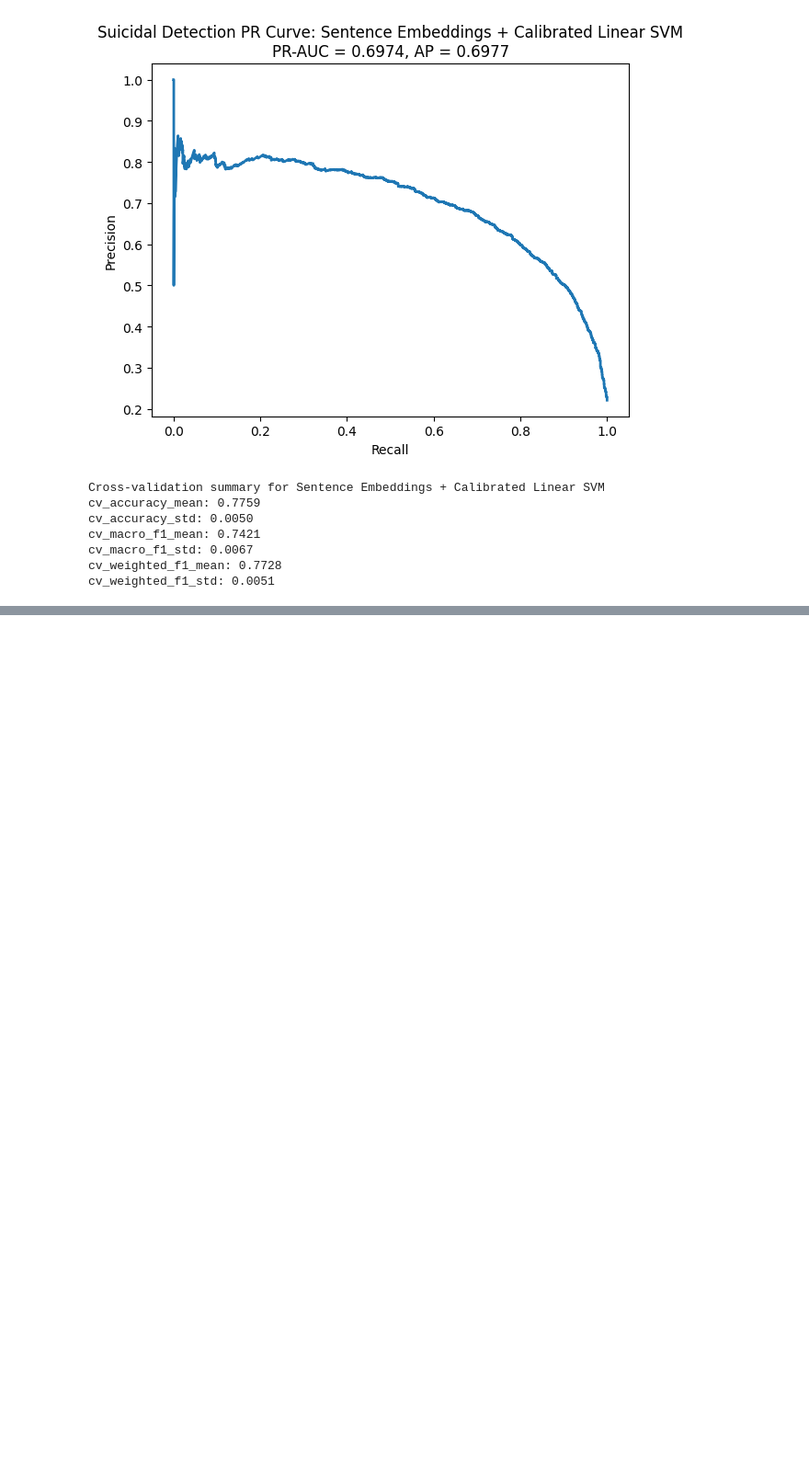
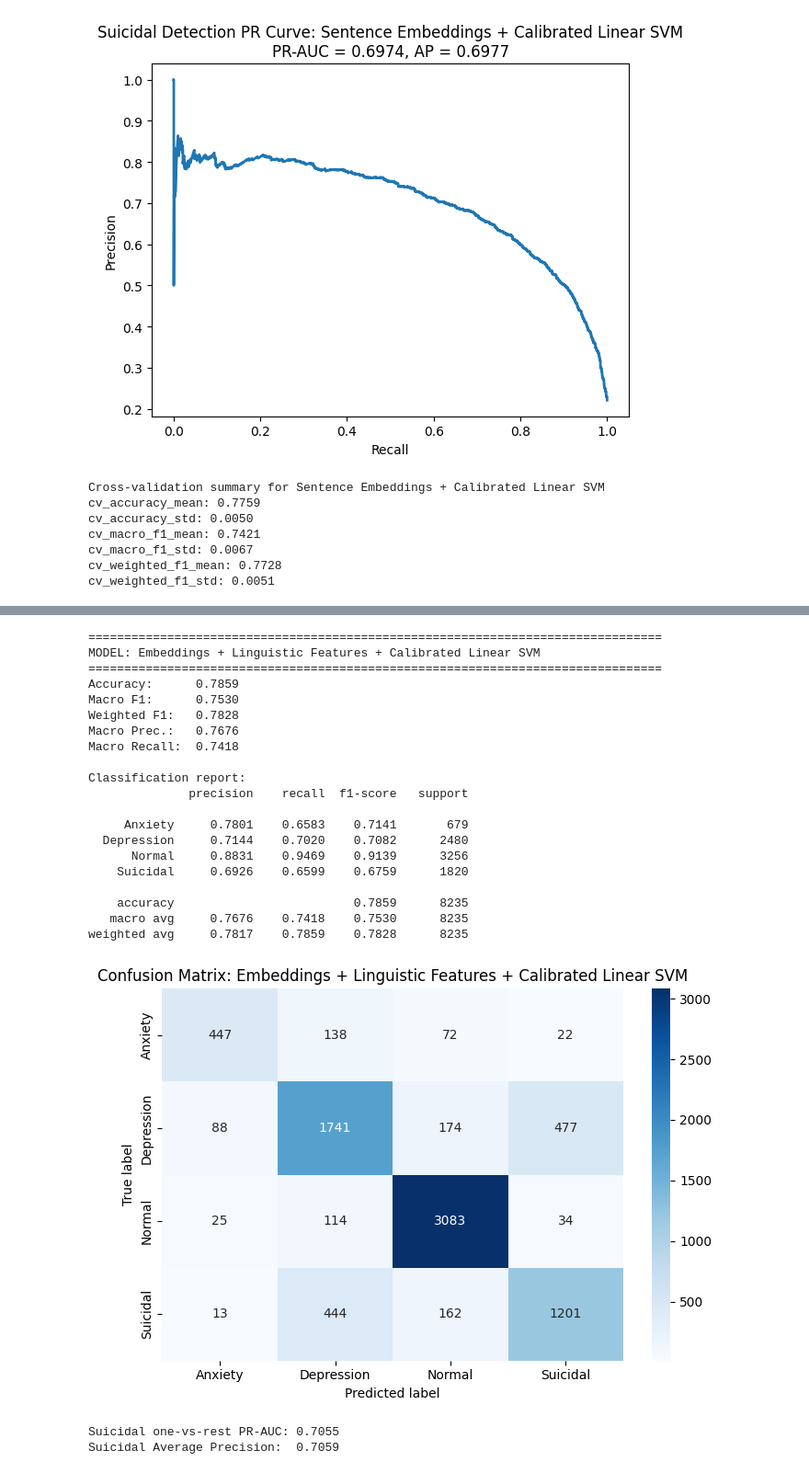
Before and after one commit to sy0203/ML_cf_mentalhealth, a Jupyter notebook: Code/modeling.ipynb, the cells around one changed output, grey strips where cells are left out. Shown at 92% size. Drawn from its saved outputs; the diff is of its cells as text; code cells hidden in the pictures; blank space fills up the shorter version.

```diff
--- a/Code/modeling.ipynb
+++ b/Code/modeling.ipynb
@@ -1174,31 +1177,59 @@ print("Combined val shape:", X_combined_val.shape)
 # %%
-# Model 6 (Advanced): Embeddings + Linguistic Features + Logistic Regression
+# Model 6 (Advanced): Embeddings + Linguistic Features + Linear SVM
 
-combined_logreg = Pipeline([
+base_combined_svm = Pipeline([
     ("scaler", StandardScaler()),
-    ("clf", LogisticRegression(
-        multi_class="multinomial",
-        solver="saga",
-        max_iter=3000,
+    ("svm", LinearSVC(
+        C=1.0,
         class_weight="balanced",
         random_state=RANDOM_STATE
     ))
 ])
 
-res_combined_logreg = evaluate_classifier(
-    model_name="Embeddings + Linguistic Features + Logistic Regression",
-    model=combined_logreg,
+combined_svm = CalibratedClassifierCV(
+    estimator=base_combined_svm,
+    method="sigmoid",
+    cv=3
+)
+
+res_combined_svm = evaluate_classifier(
+    model_name="Embeddings + Linguistic Features + Calibrated Linear SVM",
+    model=combined_svm,
     X_train=X_combined_train,
     y_train=y_train,
     X_val=X_combined_val,
     y_val=y_val,
     class_names=label_encoder.classes_,
     has_predict_proba=True
 )
 
-cv_combined_logreg = cross_validate_model(
-    model_name="Embeddings + Linguistic Features + Logistic Regression",
-    model=combined_logreg,
+cv_combined_svm = cross_validate_model(
+    model_name="Embeddings + Linguistic Features + Calibrated Linear SVM",
+    model=combined_svm,
     X=X_combined_all,
     y=y_all
 )
+# %% [output]
+================================================================================
+MODEL: Embeddings + Linguistic Features + Calibrated Linear SVM
+================================================================================
+Accuracy:      0.7859
+Macro F1:      0.7530
+Weighted F1:   0.7828
+Macro Prec.:   0.7676
+Macro Recall:  0.7418
+
+Classification report:
+              precision    recall  f1-score   support
+
+     Anxiety     0.7801    0.6583    0.7141       679
+  Depression     0.7144    0.7020    0.7082      2480
+      Normal     0.8831    0.9469    0.9139      3256
+    Suicidal     0.6926    0.6599    0.6759      1820
+
+    accuracy                         0.7859      8235
+   macro avg     0.7676    0.7418    0.7530      8235
+weighted avg     0.7817    0.7859    0.7828      8235
+[figure, added]
+Suicidal one-vs-rest PR-AUC: 0.7055
+Suicidal Average Precision:  0.7059
```
Also changed, not shown: parts of 7 cells of this notebook.
